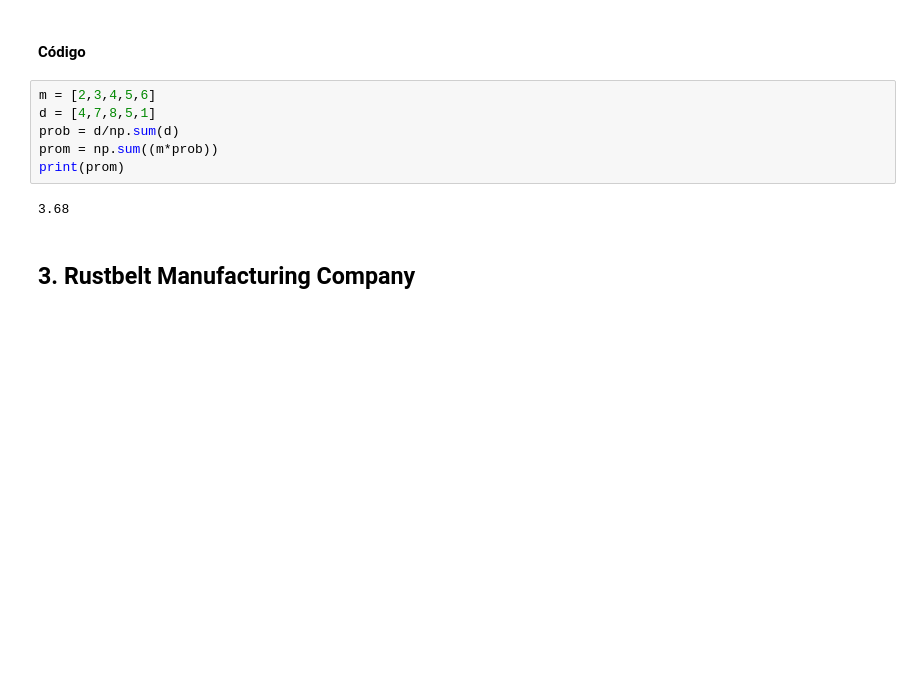
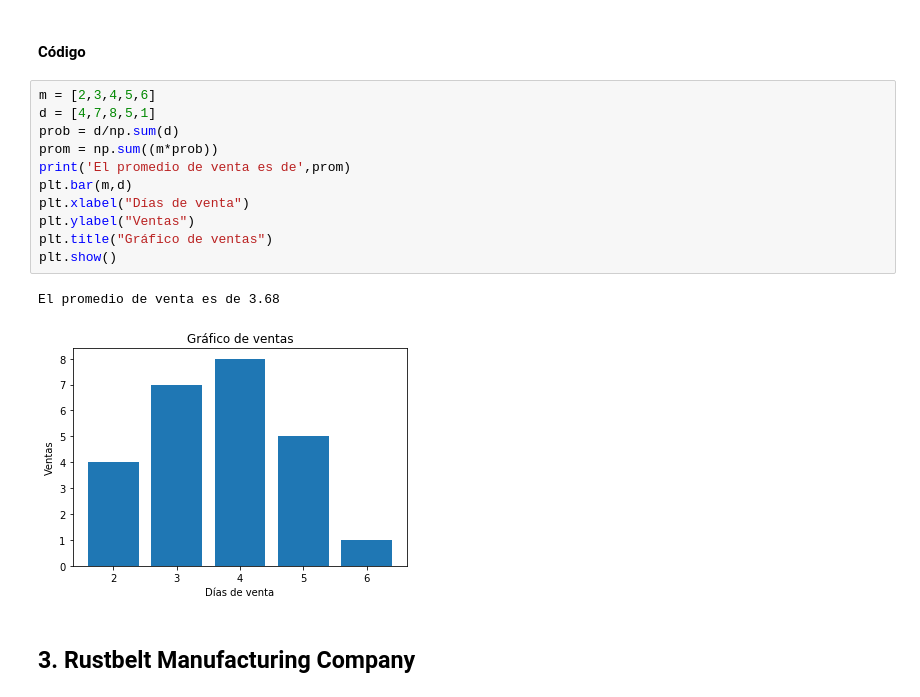
Before and after one commit to joseantonio2111/TrabajoTema1, a Jupyter notebook: TrabajoTema1.ipynb, the cells around one changed output. Drawn from its saved outputs; the diff is of its cells as text; blank space fills up the shorter version.

```diff
--- a/TrabajoTema1.ipynb
+++ b/TrabajoTema1.ipynb
@@ -144,11 +144,17 @@ Número de días|4|7|8|5|1|
 # %%
 m = [2,3,4,5,6]
 d = [4,7,8,5,1]
 prob = d/np.sum(d)
 prom = np.sum((m*prob))
-print(prom)
+print('El promedio de venta es de',prom)
+plt.bar(m,d)
+plt.xlabel("Días de venta")
+plt.ylabel("Ventas")
+plt.title("Gráfico de ventas")
+plt.show()
 # %% [output]
-3.68
+El promedio de venta es de 3.68
+[figure, added]
 # %% [markdown]
 ## 3. Rustbelt Manufacturing Company
 # %% [markdown]
```
